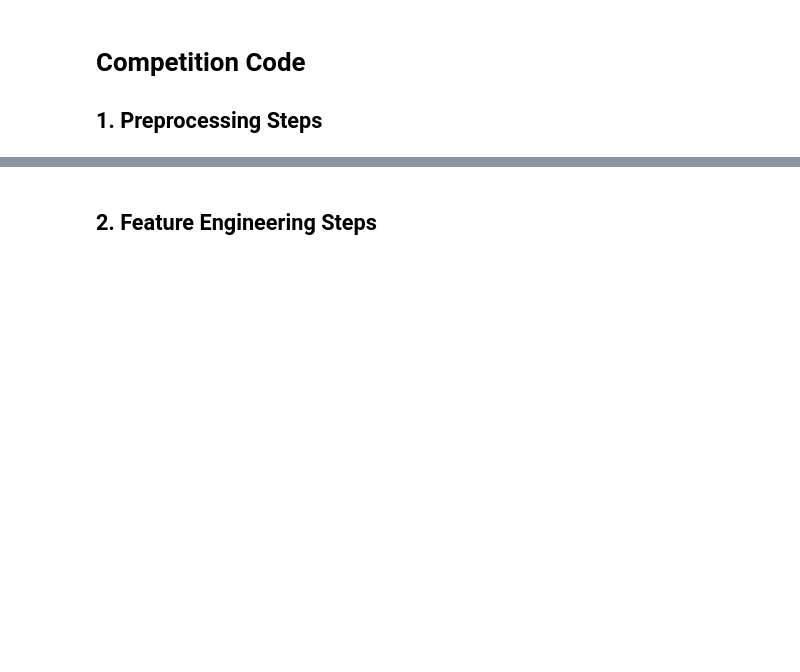
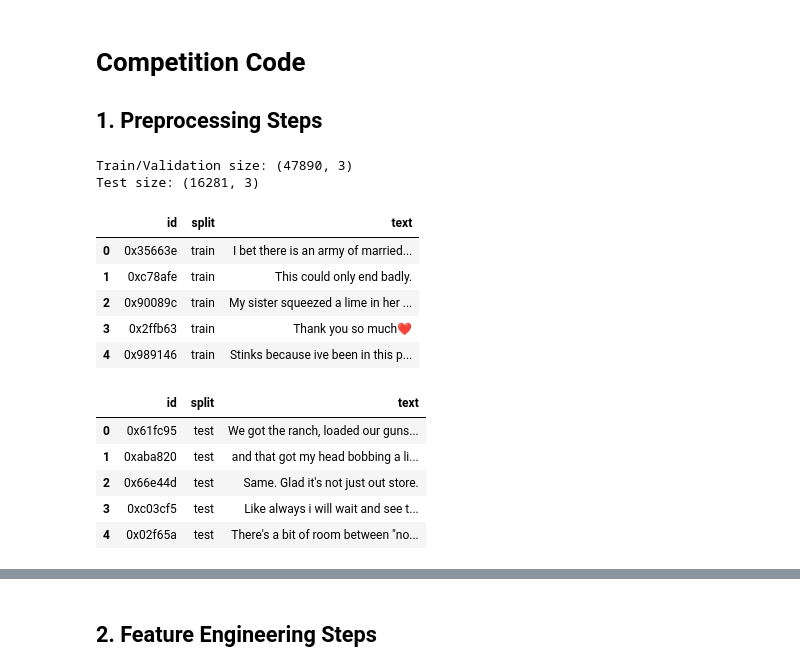
Before and after one commit to sleepingpandazzz25/DM2025-Lab2-Exercise, a Jupyter notebook: DM2025-Lab2-Homework.ipynb, the cells around one changed output, grey strips where cells are left out. Cells and saved outputs as stored; diff of their text form; code cells hidden in the pictures; blank space fills up the shorter version.

```diff
--- a/DM2025-Lab2-Homework.ipynb
+++ b/DM2025-Lab2-Homework.ipynb
@@ -151,0 +152,50 @@ Markdown Syntax to Add Image: `![Description of the Image](./your_local_folder/n
+# %%
+import pandas as pd
+import json
+
+# Turn posts JSON into df
+with open("./dm-lab-2-private-competition/final_posts.json", "r") as f:
+    data = json.load(f)
+
+posts = []
+for entry in data:
+    post = entry["root"]["_source"]["post"]
+    posts.append({
+        "id": post["post_id"],
+        "text": post["text"],
+    })
+
+# Convert to dataframe
+posts_df = pd.DataFrame(posts)
+# %%
+# Create and finalize the train and test dfs
+
+df = pd.read_csv("./dm-lab-2-private-competition/data_identification.csv")
+y = pd.read_csv("./dm-lab-2-private-competition/emotion.csv")
+
+# Add the text feature
+df = df.merge(posts_df, on="id", how="left")
+
+# Split into train/validation and test dataframes
+train_df = df[df['split'] == 'train'].reset_index(drop=True)
+test_df = df[df['split'] == 'test'].reset_index(drop=True)
+
+print("Train/Validation size:", train_df.shape)
+print("Test size:", test_df.shape)
+display(train_df.head(5))
+display(test_df.head(5))
+# %% [output]
+Train/Validation size: (47890, 3)
+Test size: (16281, 3)
+|  | id | split | text |
+| 0 | 0x35663e | train | I bet there is an army of married... |
+| 1 | 0xc78afe | train | This could only end badly. |
+| 2 | 0x90089c | train | My sister squeezed a lime in her ... |
+| 3 | 0x2ffb63 | train | Thank you so much❤️ |
+| 4 | 0x989146 | train | Stinks because ive been in this p... |
+|  | id | split | text |
+| 0 | 0x61fc95 | test | We got the ranch, loaded our guns... |
+| 1 | 0xaba820 | test | and that got my head bobbing a li... |
+| 2 | 0x66e44d | test | Same. Glad it's not just out store. |
+| 3 | 0xc03cf5 | test | Like always i will wait and see t... |
+| 4 | 0x02f65a | test | There's a bit of room between "no... |
```
Also changed, not shown: parts of 10 cells of this notebook, 19 other files.
